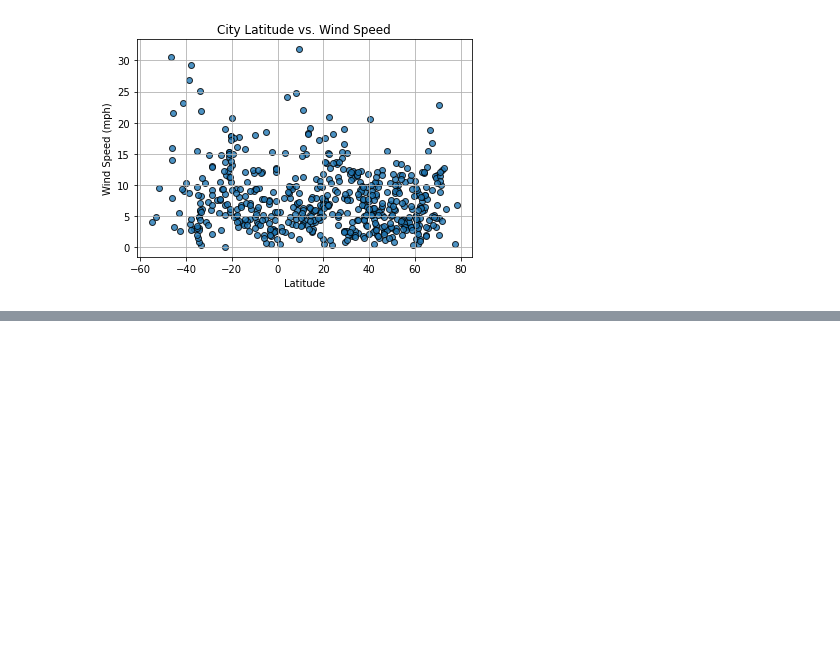
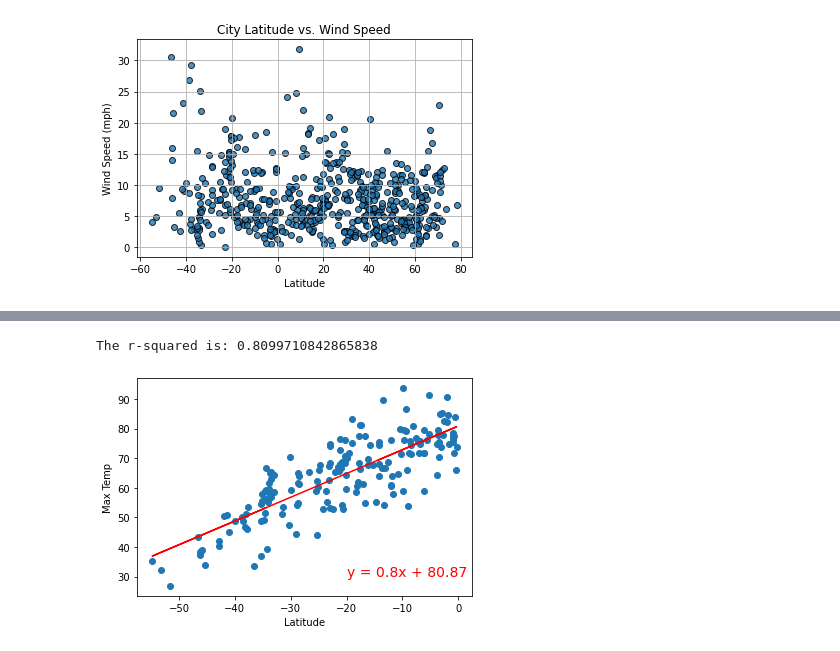
Before and after one commit to erinmlee97/Python_Api_Challenge, a Jupyter notebook: WeatherPy/WeatherPy.ipynb, the cells around one changed output, grey strips where cells are left out. Cells and saved outputs as stored; diff of their text form; code cells hidden in the pictures; blank space fills up the shorter version.

```diff
--- a/WeatherPy/WeatherPy.ipynb
+++ b/WeatherPy/WeatherPy.ipynb
@@ -178,0 +227,10 @@ Text(0.5, 1.0, 'City Latitude vs. Wind Speed')
+# %%
+# Southern Latitude vs. Humidity
+xs_lat = southern["Lat"]
+ys_humid = southern["Humidity"]
+plot_linear_regression(xs_lat,ys_temp,'Max Temp',(-20,30))
+
+plt.show()
+# %% [output]
+The r-squared is: 0.8099710842865838
+[figure, added]
```
Also changed, not shown: parts of 9 cells of this notebook.
